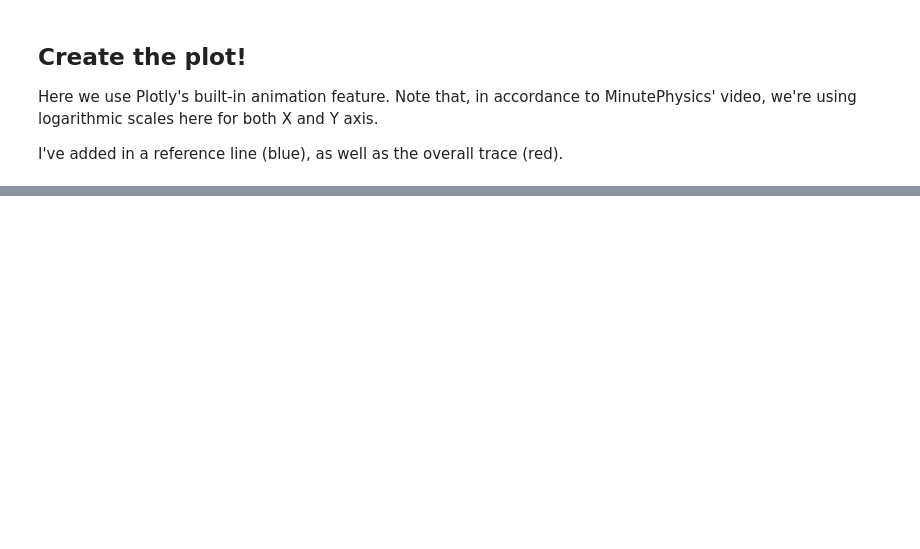
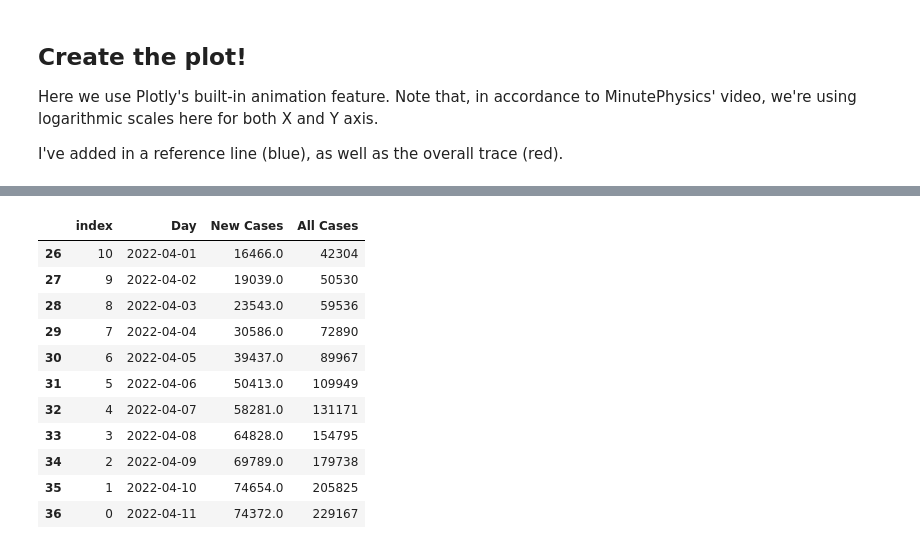
Before and after one commit to shaunabanana/shanghai-covid19-vis, a Jupyter notebook: Visualization.ipynb, the cells around one changed output, grey strips where cells are left out. Saved outputs shown, nothing was run; the diff lists cells and outputs as text; code cells hidden in the pictures; blank space fills up the shorter version.

```diff
--- a/Visualization.ipynb
+++ b/Visualization.ipynb
@@ -110,0 +118,18 @@ fig.show()
+# %%
+import numpy as np
+
+vis2 = vis.reset_index().loc[26:]
+vis2
+# %% [output]
+|  | index | Day | New Cases | All Cases |
+| 26 | 10 | 2022-04-01 | 16466.0 | 42304 |
+| 27 | 9 | 2022-04-02 | 19039.0 | 50530 |
+| 28 | 8 | 2022-04-03 | 23543.0 | 59536 |
+| 29 | 7 | 2022-04-04 | 30586.0 | 72890 |
+| 30 | 6 | 2022-04-05 | 39437.0 | 89967 |
+| 31 | 5 | 2022-04-06 | 50413.0 | 109949 |
+| 32 | 4 | 2022-04-07 | 58281.0 | 131171 |
+| 33 | 3 | 2022-04-08 | 64828.0 | 154795 |
+| 34 | 2 | 2022-04-09 | 69789.0 | 179738 |
+| 35 | 1 | 2022-04-10 | 74654.0 | 205825 |
+| 36 | 0 | 2022-04-11 | 74372.0 | 229167 |
```
Also changed, not shown: parts of 7 cells of this notebook, 2 other files.
